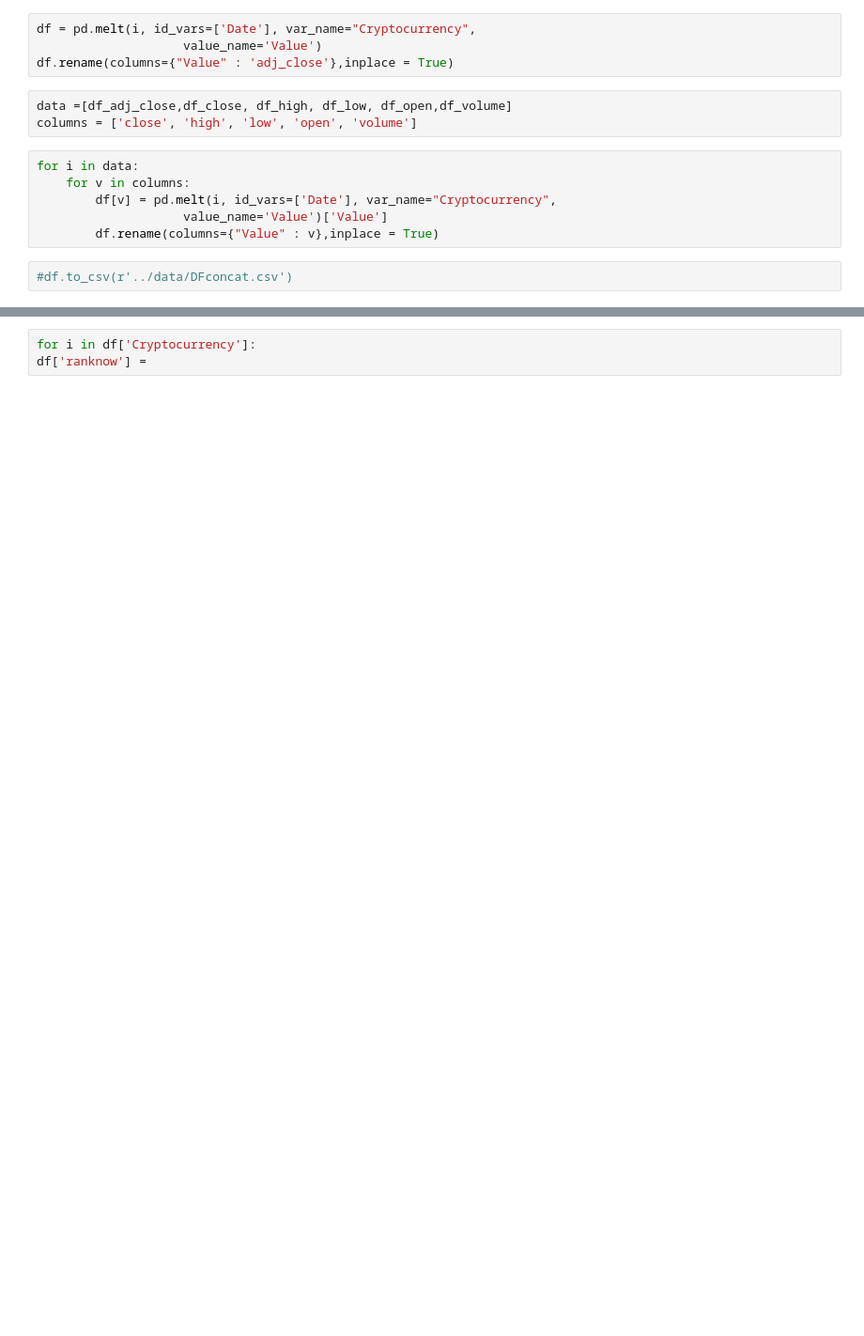
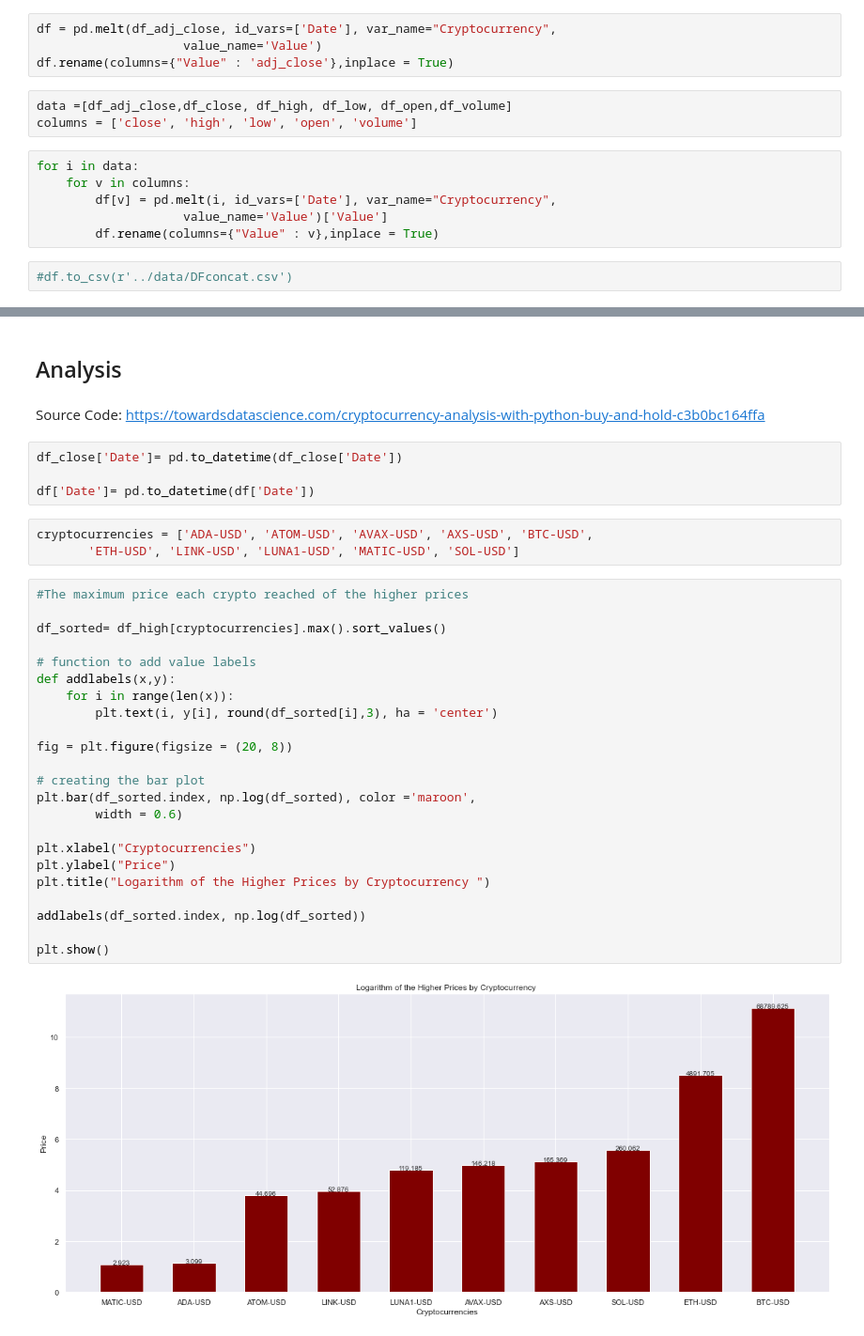
Before and after one commit to diogobulhosa/BC4, a Jupyter notebook: notebooks/NB_Mafalda.ipynb, the cells around one changed output, grey strips where cells are left out. Shown at 94% size. Cells and saved outputs as stored; diff of their text form; blank space fills up the shorter version.

Commit message:
visuals

```diff
--- a/notebooks/NB_Mafalda.ipynb
+++ b/notebooks/NB_Mafalda.ipynb
@@ -21,7 +30,7 @@ df_low = pd.read_csv(r'../data/low.csv')
 df_open = pd.read_csv(r'../data/open.csv')
 df_volume = pd.read_csv(r'../data/volume.csv')
 # %%
-df = pd.melt(i, id_vars=['Date'], var_name="Cryptocurrency",
+df = pd.melt(df_adj_close, id_vars=['Date'], var_name="Cryptocurrency",
                     value_name='Value')
 df.rename(columns={"Value" : 'adj_close'},inplace = True)
 # %%
@@ -62,3 +47,36 @@ Number of cryptocurrencies listed:  10
-# %%
-for i in df['Cryptocurrency']:
-df['ranknow'] =
+# %% [markdown]
+## Analysis
+# %% [markdown]
+Source Code: https://towardsdatascience.com/cryptocurrency-analysis-with-python-buy-and-hold-c3b0bc164ffa
+# %%
+df_close['Date']= pd.to_datetime(df_close['Date'])
+
+df['Date']= pd.to_datetime(df['Date'])
+# %%
+cryptocurrencies = ['ADA-USD', 'ATOM-USD', 'AVAX-USD', 'AXS-USD', 'BTC-USD',
+       'ETH-USD', 'LINK-USD', 'LUNA1-USD', 'MATIC-USD', 'SOL-USD']
+# %%
+#The maximum price each crypto reached of the higher prices
+
+df_sorted= df_high[cryptocurrencies].max().sort_values()
+
+# function to add value labels
+def addlabels(x,y):
+    for i in range(len(x)):
+        plt.text(i, y[i], round(df_sorted[i],3), ha = 'center')
+
+fig = plt.figure(figsize = (20, 8))
+
+# creating the bar plot
+plt.bar(df_sorted.index, np.log(df_sorted), color ='maroon',
+        width = 0.6)
+
+plt.xlabel("Cryptocurrencies")
+plt.ylabel("Price")
+plt.title("Logarithm of the Higher Prices by Cryptocurrency ")
+
+addlabels(df_sorted.index, np.log(df_sorted))
+
+plt.show()
+# %% [output]
+[figure, added]
```
Also changed, not shown: parts of 32 cells of this notebook.
